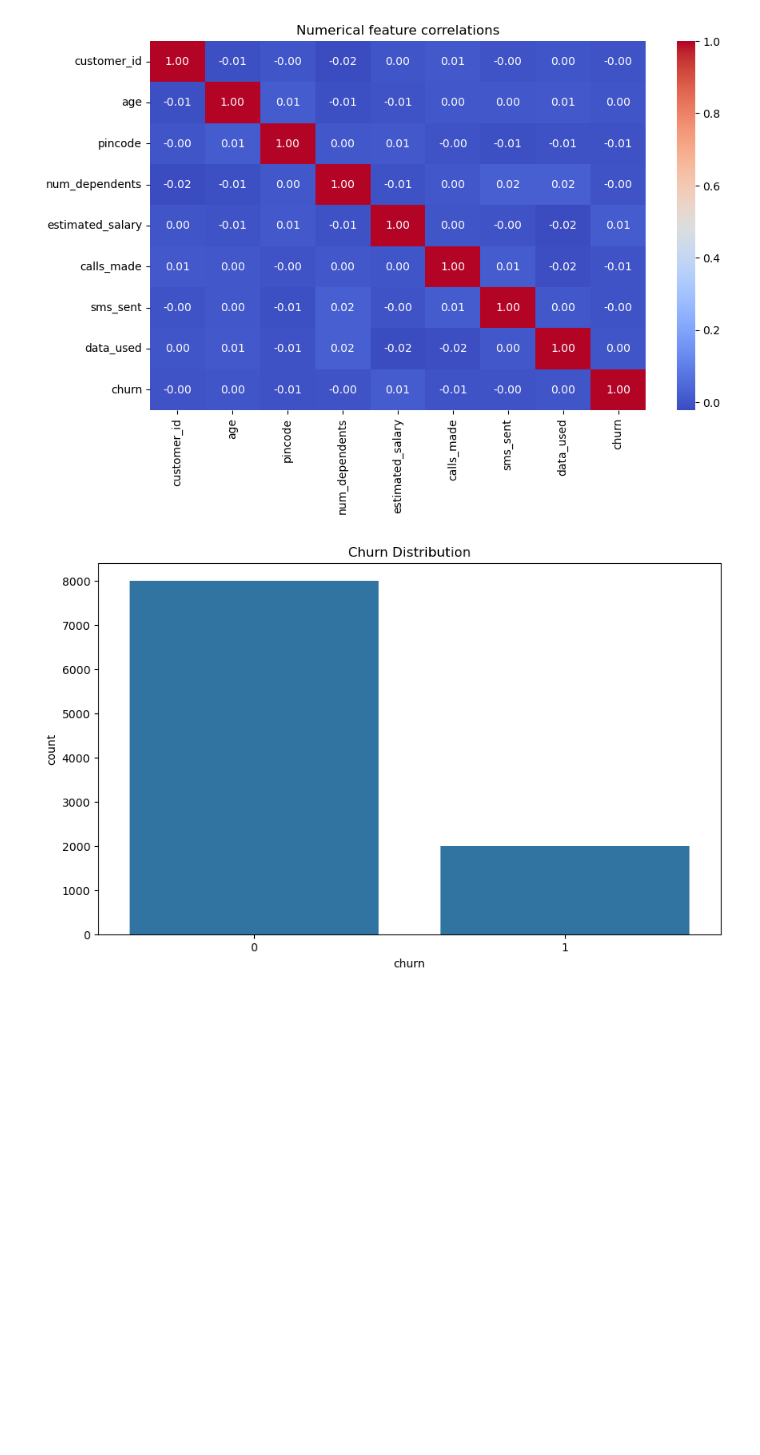
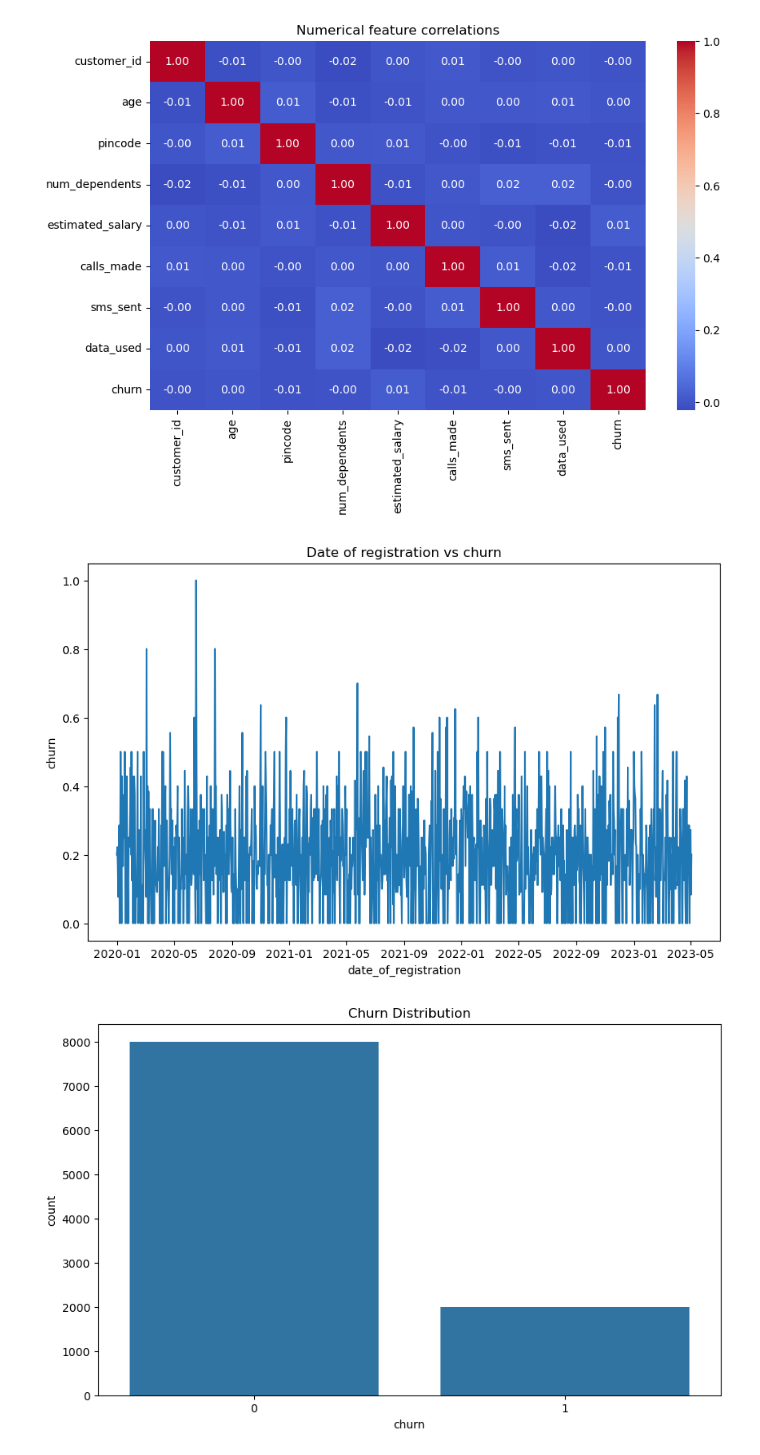
Before and after one commit to LucasHoffSchmidt/Data_Science_Customer_Churn_Prediction, a Jupyter notebook: customer_churn_prediction.ipynb, the cells around one changed output. Saved outputs shown, nothing was run; the diff lists cells and outputs as text; code cells hidden in the pictures; blank space fills up the shorter version.

```diff
--- a/customer_churn_prediction.ipynb
+++ b/customer_churn_prediction.ipynb
@@ -177,6 +177,14 @@ plt.title("Numerical feature correlations")
 plt.show()
 # %% [output]
 [figure]
+# %%
+# date of registration vs churn
+plt.figure(figsize=(10, 6))
+sns.lineplot(data=churn_df, x="date_of_registration", y="churn", errorbar=None)
+plt.title("Date of registration vs churn")
+plt.show()
+# %% [output]
+[figure, added]
 # %%
 # Showing distribution of churn
 plt.figure(figsize=(10, 6))
```
Also changed, not shown: parts of 20 cells of this notebook.
